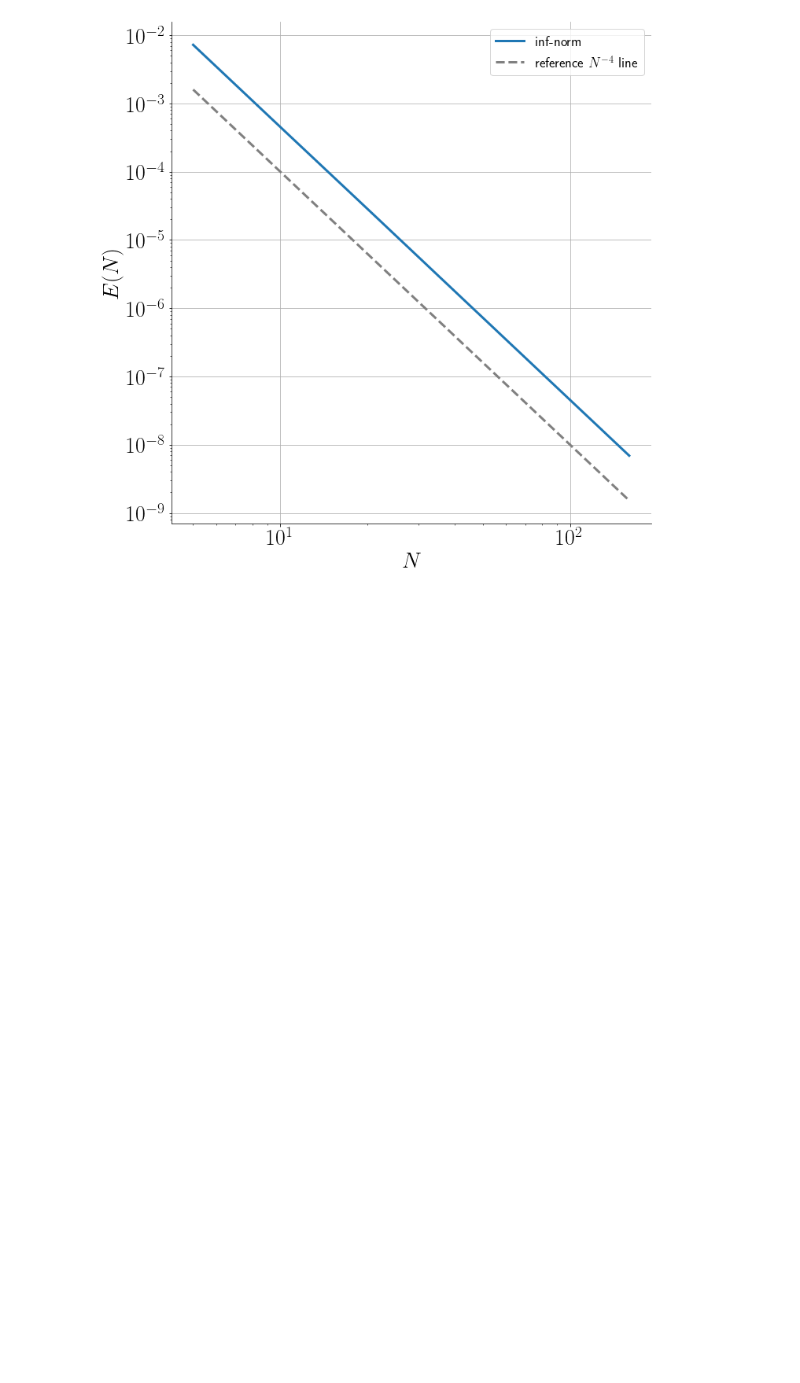
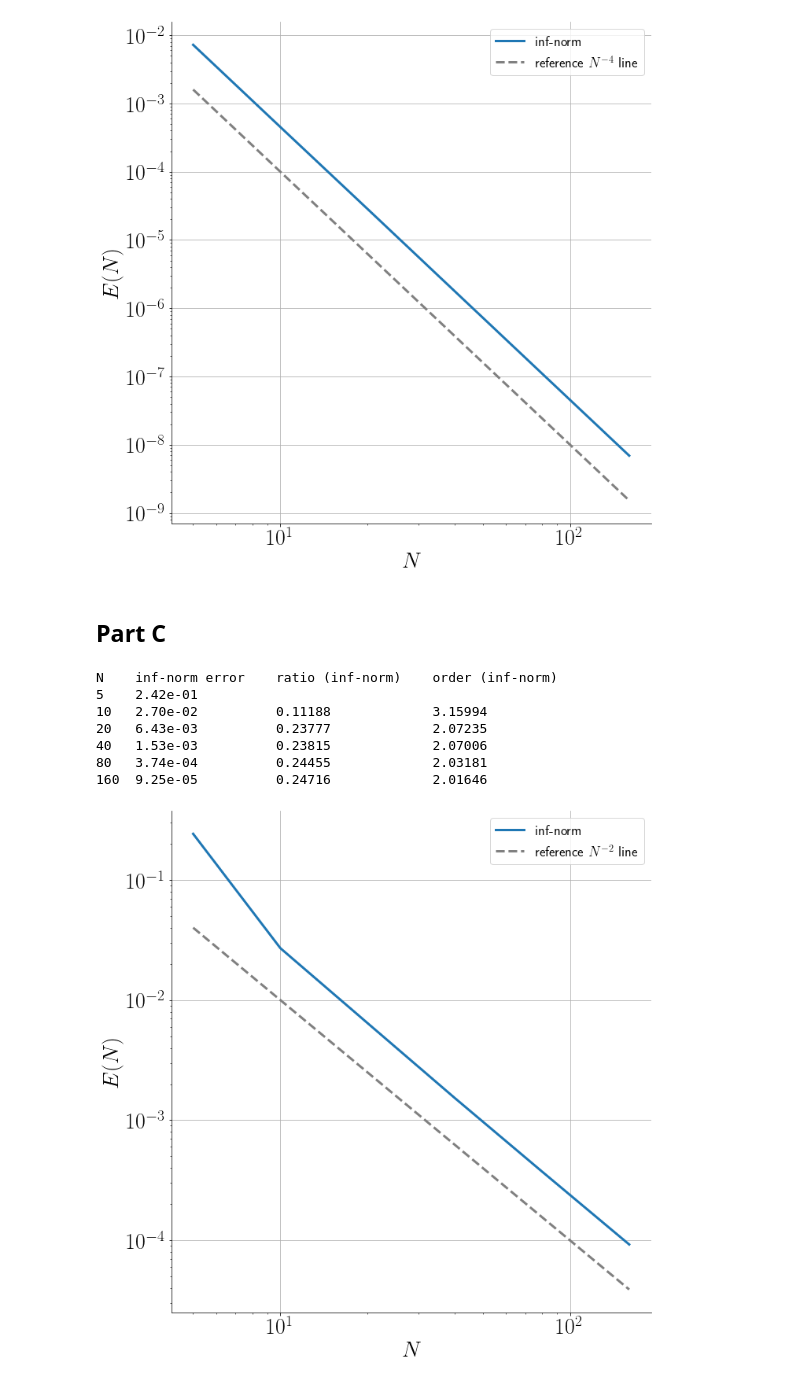
Before and after one commit to jnlucero96/apma922, a Jupyter notebook: assignment02/ipy_notebooks/A2Q2.ipynb, the cells around one changed output. Drawn from its saved outputs; the diff is of its cells as text; code cells hidden in the pictures; blank space fills up the shorter version.

```diff
--- a/assignment02/ipy_notebooks/A2Q2.ipynb
+++ b/assignment02/ipy_notebooks/A2Q2.ipynb
@@ -70,10 +70,10 @@ class q2a(object):
         self.xxv, self.yyv = self.xxn.T.flatten(), self.yyn.T.flatten()
 
         # get boundary conditions
-        self.ut = 0.0
-        self.ub = 0.0
-        self.ul = -sin(2*self.ypts)
-        self.ur = 0.5*sinh(0.5*pi)*sin(self.ypts)
+        self.ub = 0.0 # y = c
+        self.ut = 0.0 # y = d
+        self.ul = -sin(2*self.ypts) # x = a
+        self.ur = 0.5*sinh(0.5*pi)*sin(self.ypts) # x = b
 
         # construct A matrix
         self.A = self.get_A()
@@ -219,7 +219,7 @@ class q2a(object):
         ax2.set_zlabel(r"$u$", fontsize=20)
 
         # find the inf-norm maximum error
-        maxerr_soln = norm(self.U.flatten()-self.exact_soln(X, Y).flatten(), ord=inf)
+        maxerr_soln = norm((self.U-self.exact_soln(X, Y)).flatten(), ord=inf)
         ax2.set_title(f"Computed solution; max. error = {maxerr_soln:.4f}")
 
         ax3 = fig.add_subplot(2, 3, 4)
@@ -252,7 +252,7 @@ class q2a(object):
         ax5.zaxis.set_label_position("top")
 
         # find the inf-norm maximum error
-        maxerr_interp = norm(uuu-self.exact_soln(xxx, yyy), ord=inf)
+        maxerr_interp = norm((uuu-self.exact_soln(xxx, yyy)).flatten(), ord=inf)
         ax5.set_title(f"Solution on fine grid; max. error = {maxerr_interp:.4f}")
 
         fig.tight_layout()
@@ -576,3 +576,5 @@ N    inf-norm error    ratio (inf-norm)    order (inf-norm)
 80   1.11e-07          0.06245             4.00114
 160  6.92e-09          0.06250             3.99999
 [figure]
+# %% [markdown]
+## Part C
@@ -578,0 +739,30 @@ N    inf-norm error    ratio (inf-norm)    order (inf-norm)
+# %%
+def plot_2c():
+
+    Nvals, error_array1_infnorm = q2c_compute_grid_error_scaling(n=6)
+
+    fig, ax = subplots(1,1,figsize=(10,10))
+
+    ax.loglog(Nvals, error_array1_infnorm, lw=3.0, label="inf-norm")
+
+    ax.loglog(Nvals, 1./(Nvals**2), lw=3.0, ls="--", color="gray", label=r"reference $N^{-2}$ line")
+
+    ax.legend(loc=0, prop={"size":18})
+    ax.set_ylabel(r"$E(N)$", fontsize=28)
+    ax.set_xlabel(r"$N$", fontsize=28)
+    ax.tick_params(labelsize=28)
+    ax.grid(True)
+
+    fig.tight_layout()
+    fig.savefig("q2c_err_fig.pdf")
+# %%
+plot_2c()
+# %% [output]
+N    inf-norm error    ratio (inf-norm)    order (inf-norm)
+5    2.42e-01
+10   2.70e-02          0.11188             3.15994
+20   6.43e-03          0.23777             2.07235
+40   1.53e-03          0.23815             2.07006
+80   3.74e-04          0.24455             2.03181
+160  9.25e-05          0.24716             2.01646
+[figure, added]
```
Also changed, not shown: parts of 3 cells of this notebook, 1 other file.
